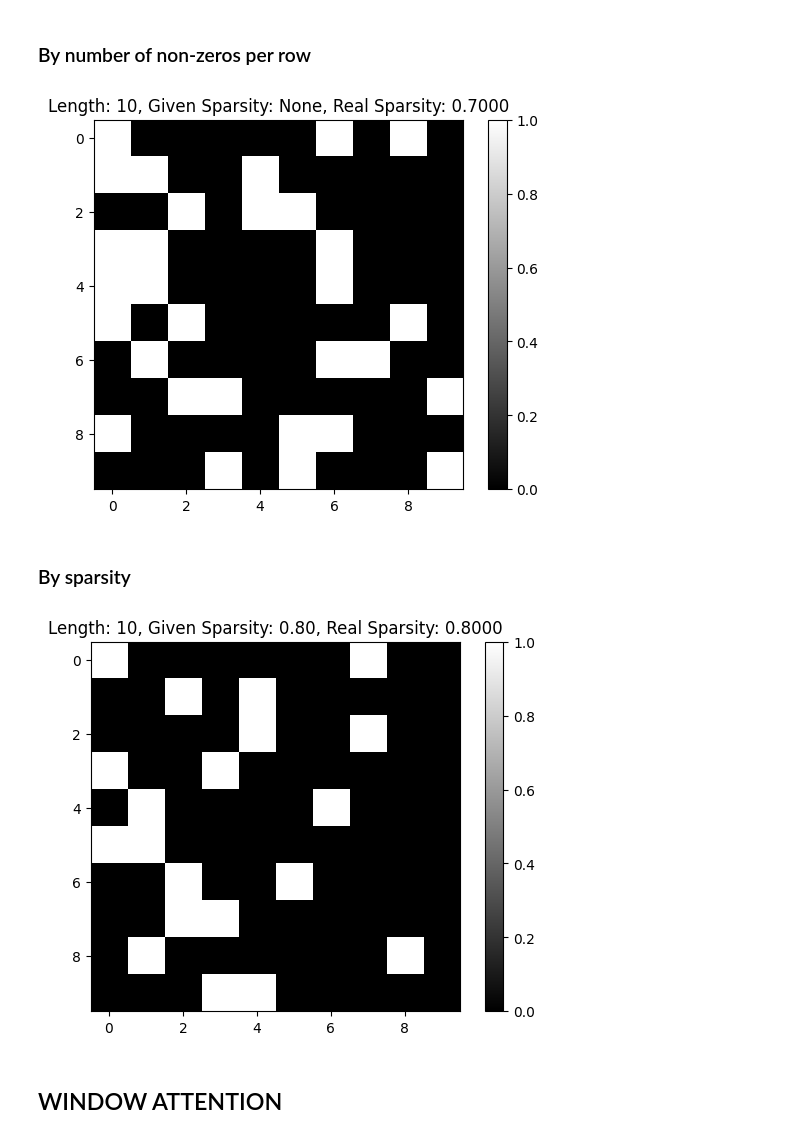
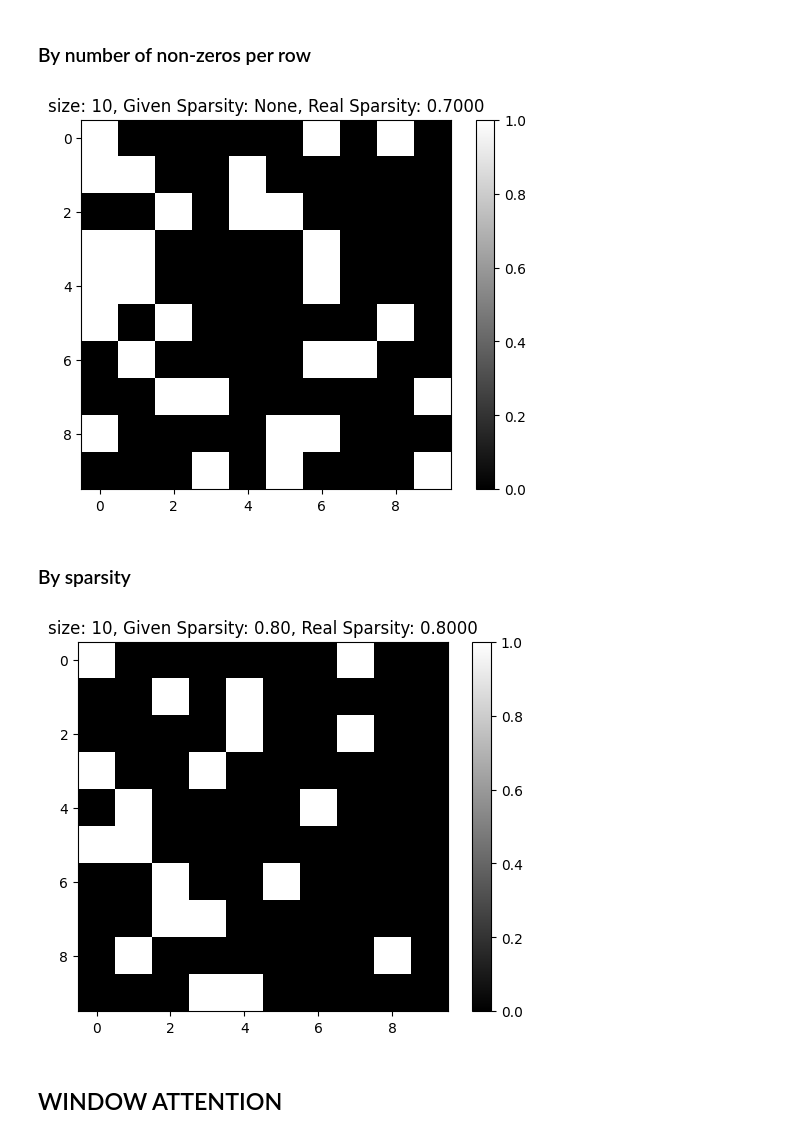
Before and after one commit to shanedonnelly/artificial_big_bird_matrix_generator, a Jupyter notebook: big_bird.ipynb, the cells around one changed output. Cells and saved outputs as stored; diff of their text form; code cells hidden in the pictures.

```diff
--- a/big_bird.ipynb
+++ b/big_bird.ipynb
@@ -45,9 +53,9 @@ def show_matrix_infos(matrix, length, given_sparsity = -1.0): # -1.0 correspond
 # %% [markdown]
 ### By number of non-zeros per row
 # %%
-def get_random_attention_mask(length, nz_per_row):
-    # conditions : nz_per_row <= length
+def get_random_attention_mask(size, nz_per_row):
+    # conditions : nz_per_row <= size
     rng = np.random.default_rng(121263137472525314065)
-    mask = rng.multivariate_hypergeometric([1]*length, nz_per_row, size=length).astype(bool)
+    mask = rng.multivariate_hypergeometric([1]*size, nz_per_row, size=size).astype(bool)
     return mask
 # %%
@@ -59,42 +67,42 @@ def generate_matrix_with_random_attention_mask(length, nz_per_row):
     return matrix
 # %%
 def test_generate_matrix_with_random_attention_mask():
-    length = 10
+    size = 10
     nz_per_row = 3
-    matrix = generate_matrix_with_random_attention_mask(length=length, nz_per_row=nz_per_row)
-    show_matrix_infos(matrix=matrix, length=length)
+    matrix = generate_matrix_with_random_attention_mask(size=size, nz_per_row=nz_per_row)
+    show_matrix_infos(matrix=matrix, size=size)
 
 test_generate_matrix_with_random_attention_mask()
 # %% [output]
-[figure, old version]
+[figure, new version]
 # %% [markdown]
 ### By sparsity
 # %%
-def best_nz_per_row_from_sparsity(length, sparsity):
+def best_nz_per_row_from_sparsity(size, sparsity):
     # conditions : 0 <= sparsity <= 1
-    return round(length * (1 - sparsity))
+    return round(size * (1 - sparsity))
 # %%
-def get_random_attention_mask_with_sparsity(length, sparsity):
+def get_random_attention_mask_with_sparsity(size, sparsity):
     # conditions : 0 <= sparsity <= 1
-    nz_per_row=best_nz_per_row_from_sparsity(length=length, sparsity=sparsity)
-    return get_random_attention_mask( length=length, nz_per_row=nz_per_row)
+    nz_per_row=best_nz_per_row_from_sparsity(size=size, sparsity=sparsity)
+    return get_random_attention_mask( size=size, nz_per_row=nz_per_row)
 # %%
-def generate_matrix_with_random_attention_mask_with_sparsity(length, sparsity):
+def generate_matrix_with_random_attention_mask_with_sparsity(size, sparsity):
     # conditions : 0 <= sparsity <= 1
-    matrix = np.ones((length, length))
-    mask = get_random_attention_mask_with_sparsity(length=length, sparsity= sparsity)
+    matrix = np.ones((size, size))
+    mask = get_random_attention_mask_with_sparsity(size=size, sparsity= sparsity)
     matrix[~mask] = 0
     return matrix
 # %%
 def test_generate_matrix_with_random_attention_mask_with_sparsity():
-    length = 10
+    size = 10
     sparsity = 0.8
-    matrix = generate_matrix_with_random_attention_mask_with_sparsity(length=length, sparsity=sparsity)
-    show_matrix_infos(matrix=matrix, length=length, given_sparsity=sparsity)
+    matrix = generate_matrix_with_random_attention_mask_with_sparsity(size=size, sparsity=sparsity)
+    show_matrix_infos(matrix=matrix, size=size, given_sparsity=sparsity)
 
 test_generate_matrix_with_random_attention_mask_with_sparsity()
 # %% [output]
-[figure, old version]
+[figure, new version]
 # %% [markdown]
 ## WINDOW ATTENTION
 # %% [markdown]
```
Also changed, not shown: parts of 37 cells of this notebook, 8 other files.
